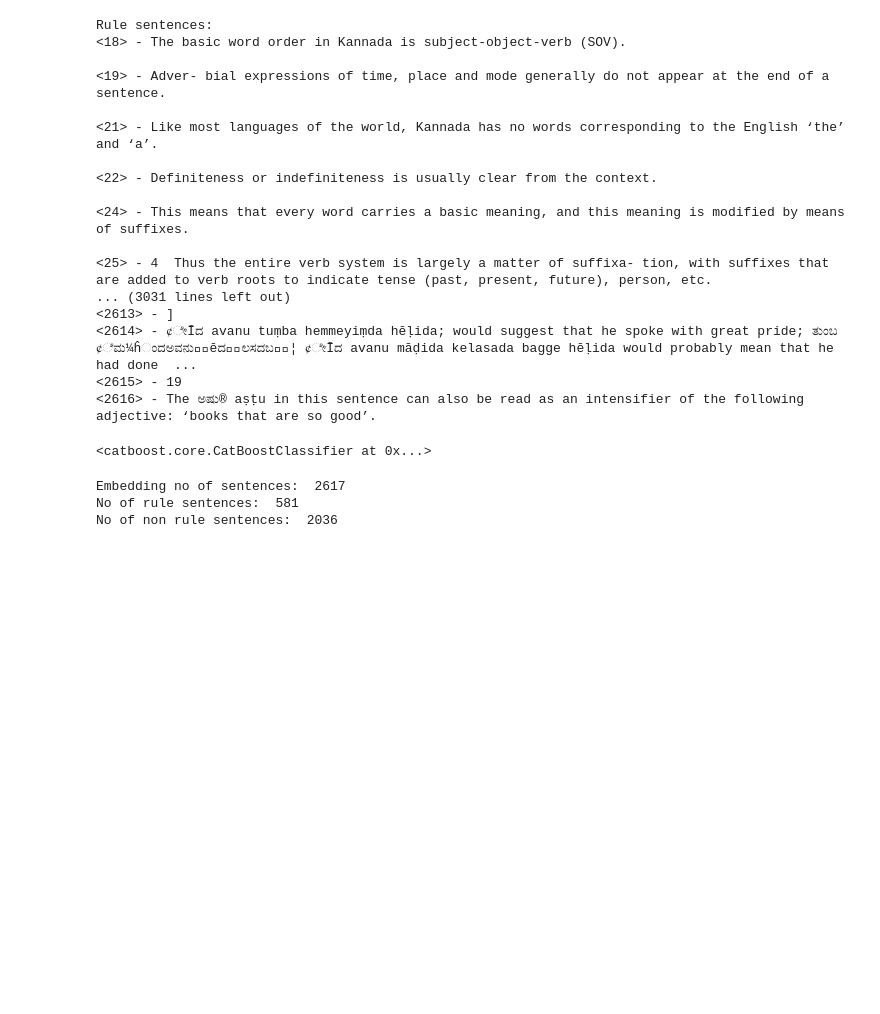
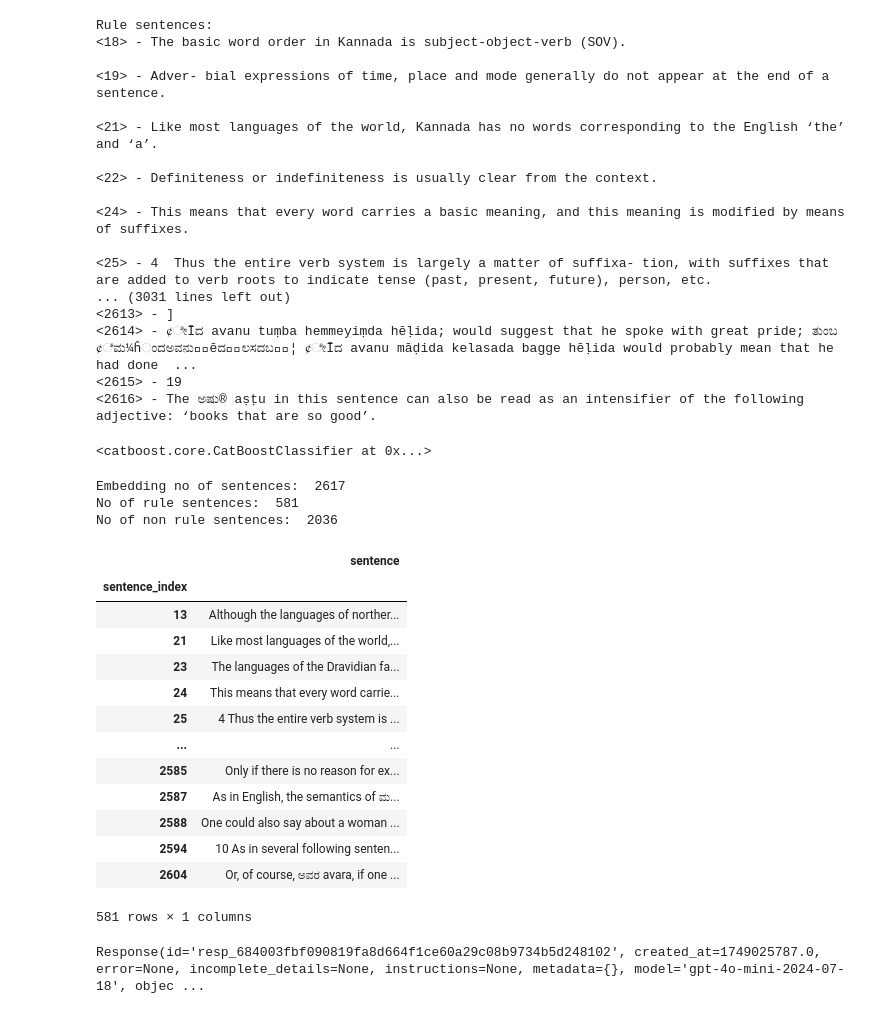
Before and after one commit to varunghat/GrammarMT, a Jupyter notebook: rule_extraction.ipynb, the cells around one changed output. Saved outputs shown, nothing was run; the diff lists cells and outputs as text; code cells hidden in the pictures; blank space fills up the shorter version.

```diff
--- a/rule_extraction.ipynb
+++ b/rule_extraction.ipynb
@@ -396,3 +396,68 @@ with open("rule_sentences.csv","w",encoding="utf=8") as f:
         index = index.split("<")[1]
         index = int(index)
         f.write(f'"{index}","{sentence}"\n')
+# %%
+# Read data
+import pandas as pd
+with open("rule_sentences.csv","r",encoding="utf-8") as f:
+    rule_sentences = f.readlines()
+
+data = []
+for sentence in rule_sentences:
+    index = sentence.split(",")[0]
+    sentence = sentence.split(",")[1:]
+    index = int(index.strip('"'))
+    sentence = ",".join(sentence).strip('"')
+    data.append((index, sentence.strip('')))
+
+df = pd.DataFrame(data, columns=["sentence_index", "sentence"])
+# Remove the default index column
+df = df.set_index("sentence_index")
+df
+# %% [output]
+|  | sentence |
+| sentence_index |  |
+| 13 | Although the languages of norther... |
+| 21 | Like most languages of the world,... |
+| 23 | The languages of the Dravidian fa... |
+| 24 | This means that every word carrie... |
+| 25 | 4 Thus the entire verb system is ... |
+| ... | ... |
+| 2585 | Only if there is no reason for ex... |
+| 2587 | As in English, the semantics of ಮ... |
+| 2588 | One could also say about a woman ... |
+| 2594 | 10 As in several following senten... |
+| 2604 | Or, of course, ಅವರ avara, if one ... |
+581 rows × 1 columns
+# %%
+# Send to GPT
+import openai
+
+with open("api_key.txt", "r") as f:
+    openai_api_key = f.read().strip()
+
+from openai import OpenAI
+
+client = OpenAI(api_key=openai_api_key)
+
+response = client.responses.create(
+  model="gpt-4o-mini",
+  input="""You are an expert in computational linguistics.
+
+Given a descriptive grammar sentence, extract the underlying grammatical rule and convert it into a formal rewrite rule suitable for implementation using Finite-State Transducers (FSTs). Use the following YAML format:
+
+- rule_id: A short unique ID
+  description: A plain-language summary of what the rule does
+  condition: When or where the rule applies
+  action: What transformation is made
+  fst_rule: A formal rule in the style of X → Y / L ___ R
+  example: An example transformation of an input string into an output string
+
+  Now extract the rule from the following sentence:
+  "In kannada, the verb typically comes at the end of the sentence, and the subject is often omitted if it is clear from context."
+"""
+)
+
+print(response)
+# %% [output]
+Response(id='resp_684003fbf090819fa8d664f1ce60a29c08b9734b5d248102', created_at=1749025787.0, error=None, incomplete_details=None, instructions=None, metadata={}, model='gpt-4o-mini-2024-07-18', objec ...
```
Also changed, not shown: parts of 4 cells of this notebook, 1 other file.
